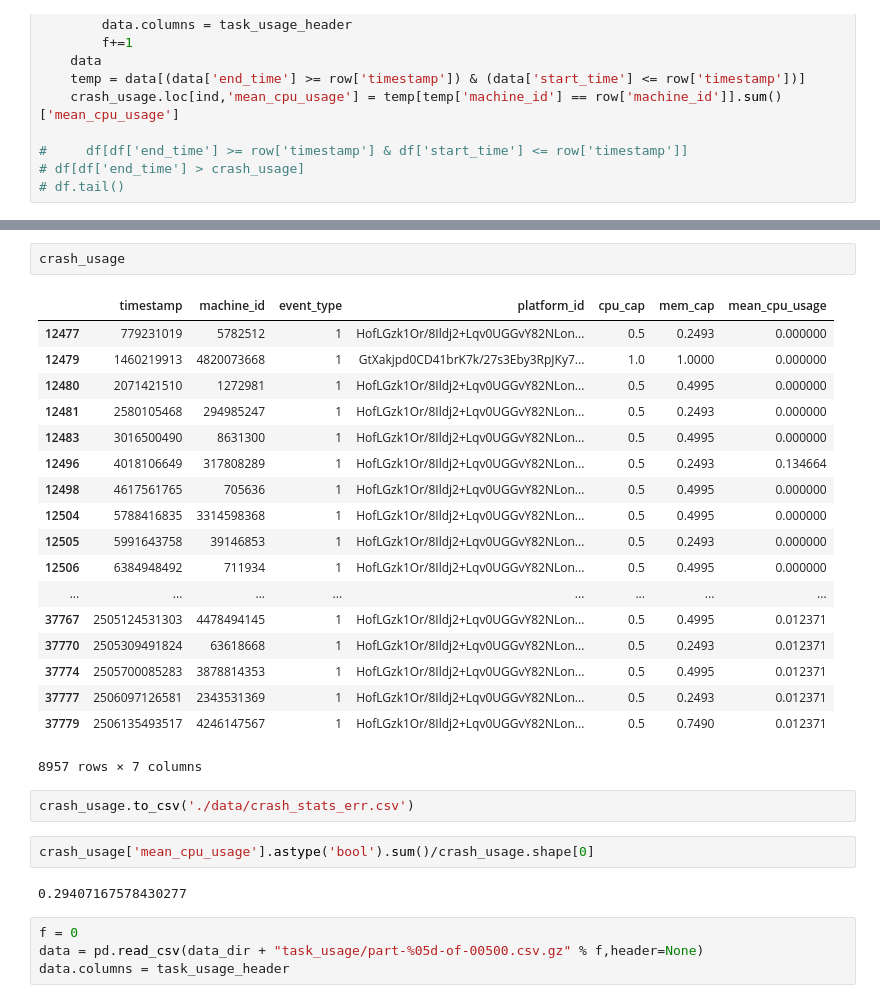
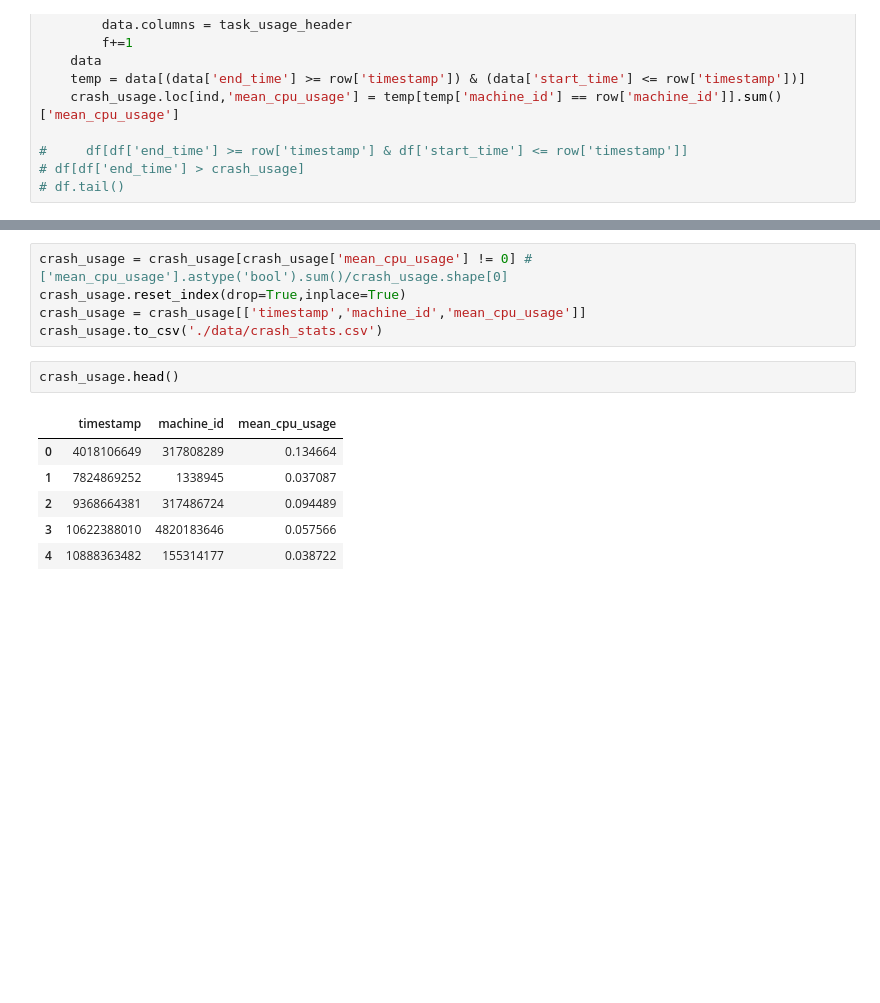
Before and after one commit to faizaan09/google-trace-analysis, a Jupyter notebook: explore.ipynb, the cells around one changed output, grey strips where cells are left out. Drawn from its saved outputs; the diff is of its cells as text; blank space fills up the shorter version.

```diff
--- a/explore.ipynb
+++ b/explore.ipynb
@@ -237,31 +197,14 @@ t
+# %%
+crash_usage = crash_usage[crash_usage['mean_cpu_usage'] != 0] #['mean_cpu_usage'].astype('bool').sum()/crash_usage.shape[0]
+crash_usage.reset_index(drop=True,inplace=True)
+crash_usage = crash_usage[['timestamp','machine_id','mean_cpu_usage']]
+crash_usage.to_csv('./data/crash_stats.csv')
 # %%
-crash_usage
+crash_usage.head()
 # %% [output]
-|  | timestamp | machine_id | event_type | platform_id | cpu_cap | mem_cap | mean_cpu_usage |
-| 12477 | 779231019 | 5782512 | 1 | HofLGzk1Or/8Ildj2+Lqv0UGGvY82NLon... | 0.5 | 0.2493 | 0.000000 |
-| 12479 | 1460219913 | 4820073668 | 1 | GtXakjpd0CD41brK7k/27s3Eby3RpJKy7... | 1.0 | 1.0000 | 0.000000 |
-| 12480 | 2071421510 | 1272981 | 1 | HofLGzk1Or/8Ildj2+Lqv0UGGvY82NLon... | 0.5 | 0.4995 | 0.000000 |
-| 12481 | 2580105468 | 294985247 | 1 | HofLGzk1Or/8Ildj2+Lqv0UGGvY82NLon... | 0.5 | 0.2493 | 0.000000 |
-| 12483 | 3016500490 | 8631300 | 1 | HofLGzk1Or/8Ildj2+Lqv0UGGvY82NLon... | 0.5 | 0.4995 | 0.000000 |
-| 12496 | 4018106649 | 317808289 | 1 | HofLGzk1Or/8Ildj2+Lqv0UGGvY82NLon... | 0.5 | 0.2493 | 0.134664 |
-| 12498 | 4617561765 | 705636 | 1 | HofLGzk1Or/8Ildj2+Lqv0UGGvY82NLon... | 0.5 | 0.4995 | 0.000000 |
-| 12504 | 5788416835 | 3314598368 | 1 | HofLGzk1Or/8Ildj2+Lqv0UGGvY82NLon... | 0.5 | 0.4995 | 0.000000 |
-| 12505 | 5991643758 | 39146853 | 1 | HofLGzk1Or/8Ildj2+Lqv0UGGvY82NLon... | 0.5 | 0.2493 | 0.000000 |
-| 12506 | 6384948492 | 711934 | 1 | HofLGzk1Or/8Ildj2+Lqv0UGGvY82NLon... | 0.5 | 0.4995 | 0.000000 |
-| ... | ... | ... | ... | ... | ... | ... | ... |
-| 37767 | 2505124531303 | 4478494145 | 1 | HofLGzk1Or/8Ildj2+Lqv0UGGvY82NLon... | 0.5 | 0.4995 | 0.012371 |
-| 37770 | 2505309491824 | 63618668 | 1 | HofLGzk1Or/8Ildj2+Lqv0UGGvY82NLon... | 0.5 | 0.2493 | 0.012371 |
-| 37774 | 2505700085283 | 3878814353 | 1 | HofLGzk1Or/8Ildj2+Lqv0UGGvY82NLon... | 0.5 | 0.4995 | 0.012371 |
-| 37777 | 2506097126581 | 2343531369 | 1 | HofLGzk1Or/8Ildj2+Lqv0UGGvY82NLon... | 0.5 | 0.2493 | 0.012371 |
-| 37779 | 2506135493517 | 4246147567 | 1 | HofLGzk1Or/8Ildj2+Lqv0UGGvY82NLon... | 0.5 | 0.7490 | 0.012371 |
+|  | timestamp | machine_id | mean_cpu_usage |
+| 0 | 4018106649 | 317808289 | 0.134664 |
+| 1 | 7824869252 | 1338945 | 0.037087 |
+| 2 | 9368664381 | 317486724 | 0.094489 |
+| 3 | 10622388010 | 4820183646 | 0.057566 |
+| 4 | 10888363482 | 155314177 | 0.038722 |
-8957 rows × 7 columns
-# %%
-crash_usage.to_csv('./data/crash_stats_err.csv')
-# %%
-crash_usage['mean_cpu_usage'].astype('bool').sum()/crash_usage.shape[0]
-# %% [output]
-0.29407167578430277
-# %%
-f = 0
-data = pd.read_csv(data_dir + "task_usage/part-%05d-of-00500.csv.gz" % f,header=None)
-data.columns = task_usage_header
```
Also changed, not shown: parts of 15 cells of this notebook.
